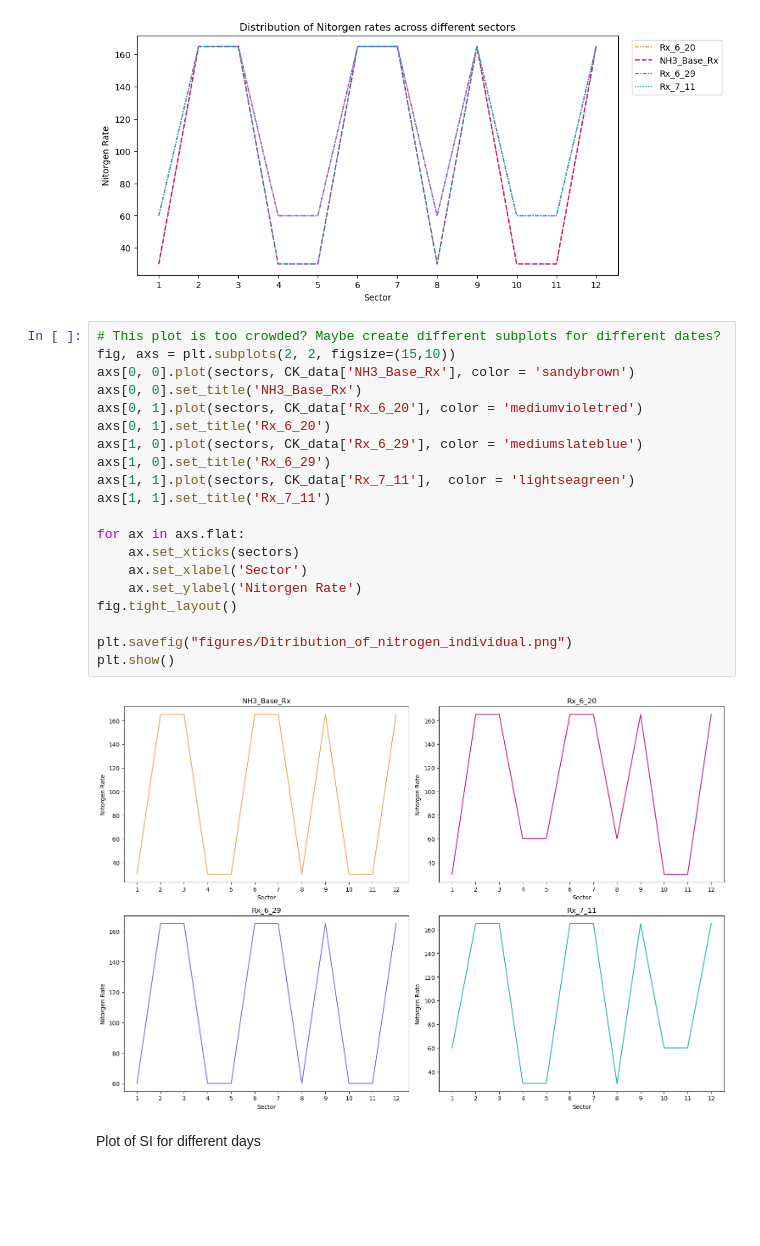
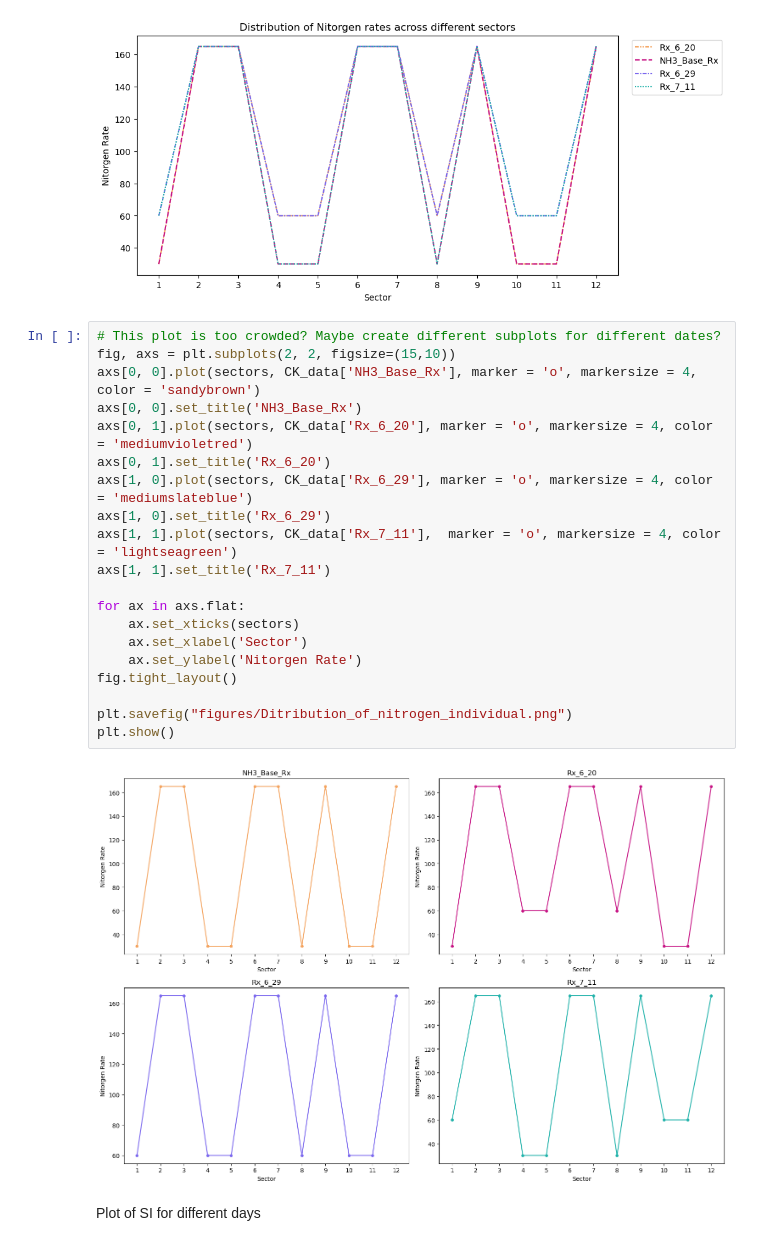
Before and after one commit to Gayara-Fernando/Summer_misc, a Jupyter notebook: Plots.ipynb, the cells around one changed output. Drawn from its saved outputs; the diff is of its cells as text; blank space fills up the shorter version.

```diff
--- a/Plots.ipynb
+++ b/Plots.ipynb
@@ -111,25 +113,25 @@ plt.show()
 # %%
 # This plot is too crowded? Maybe create different subplots for different dates?
 fig, axs = plt.subplots(2, 2, figsize=(15,10))
-axs[0, 0].plot(sectors, CK_data['NH3_Base_Rx'], color = 'sandybrown')
+axs[0, 0].plot(sectors, CK_data['NH3_Base_Rx'], marker = 'o', markersize = 4, color = 'sandybrown')
 axs[0, 0].set_title('NH3_Base_Rx')
-axs[0, 1].plot(sectors, CK_data['Rx_6_20'], color = 'mediumvioletred')
+axs[0, 1].plot(sectors, CK_data['Rx_6_20'], marker = 'o', markersize = 4, color = 'mediumvioletred')
 axs[0, 1].set_title('Rx_6_20')
-axs[1, 0].plot(sectors, CK_data['Rx_6_29'], color = 'mediumslateblue')
+axs[1, 0].plot(sectors, CK_data['Rx_6_29'], marker = 'o', markersize = 4, color = 'mediumslateblue')
 axs[1, 0].set_title('Rx_6_29')
-axs[1, 1].plot(sectors, CK_data['Rx_7_11'],  color = 'lightseagreen')
+axs[1, 1].plot(sectors, CK_data['Rx_7_11'],  marker = 'o', markersize = 4, color = 'lightseagreen')
 axs[1, 1].set_title('Rx_7_11')
 
 for ax in axs.flat:
     ax.set_xticks(sectors)
     ax.set_xlabel('Sector')
     ax.set_ylabel('Nitorgen Rate')
 fig.tight_layout()
 
 plt.savefig("figures/Ditribution_of_nitrogen_individual.png")
 plt.show()
 # %% [output]
-[figure, old version]
+[figure, new version]
 # %% [markdown]
 Plot of SI for different days
 # %%
```
Also changed, not shown: parts of 42 cells of this notebook.
